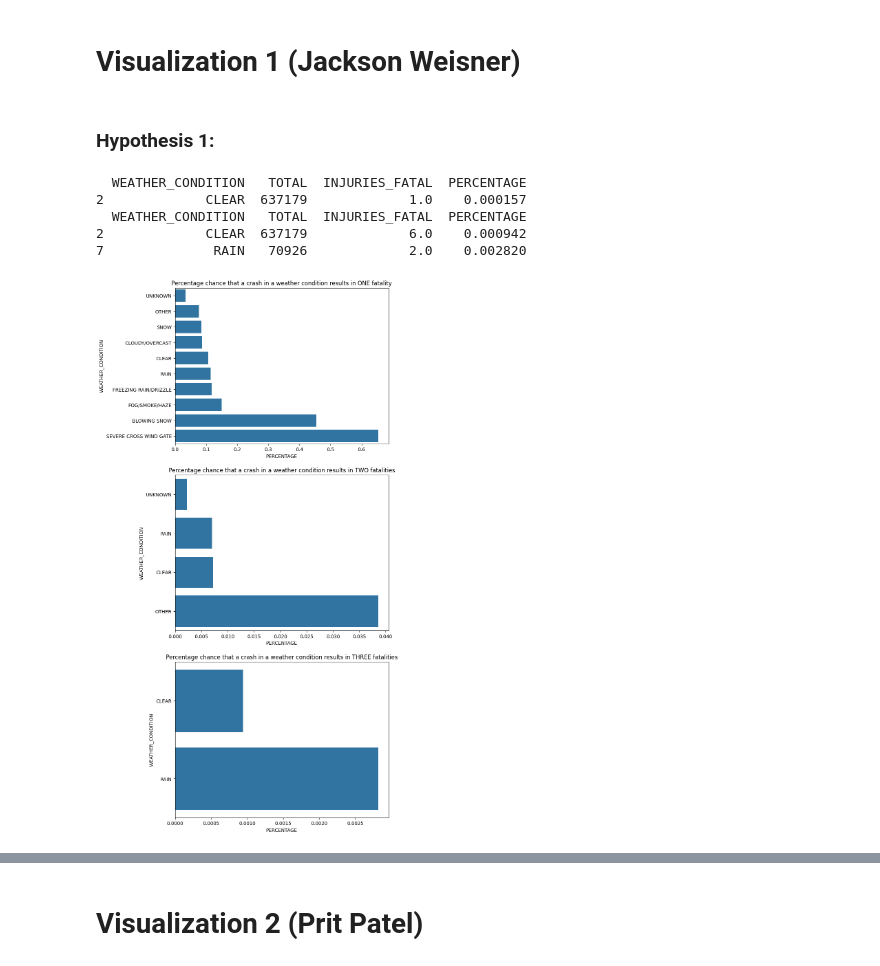
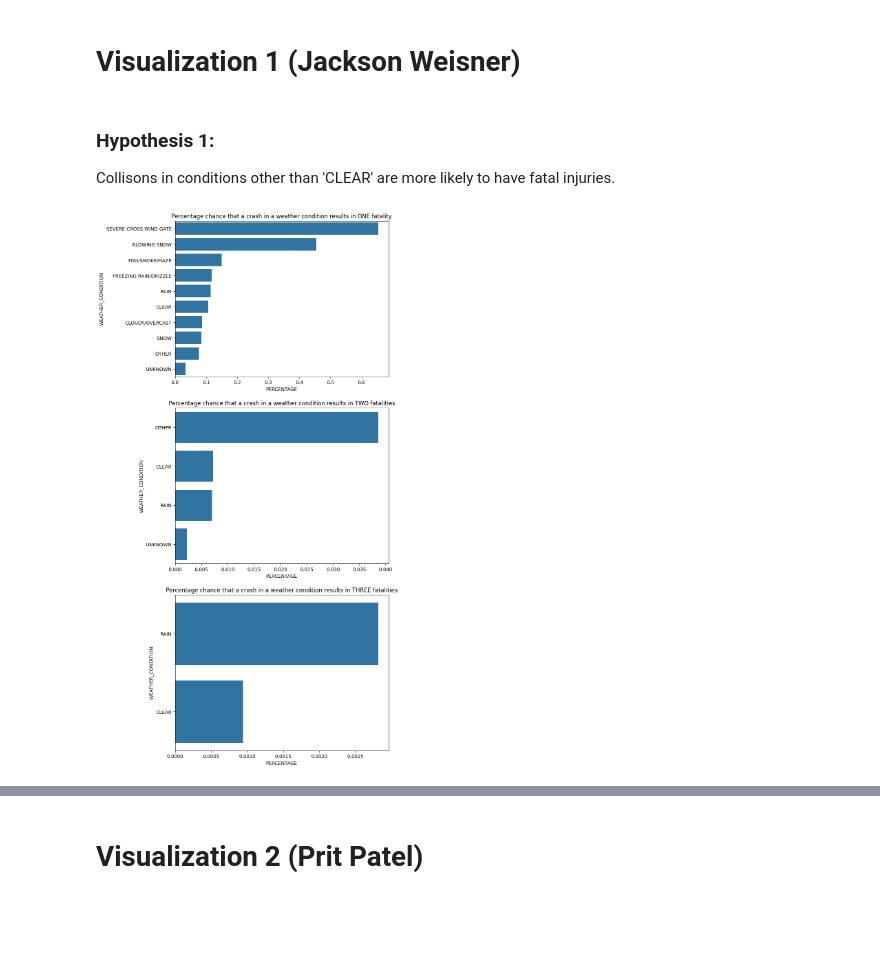
Before and after one commit to jweis4/CS-418-Traffic-Accidents-Analysis-Project, a Jupyter notebook: src/CS-418-Group-16.ipynb, the cells around one changed output, grey strips where cells are left out. Saved outputs shown, nothing was run; the diff lists cells and outputs as text; code cells hidden in the pictures; blank space fills up the shorter version.

Commit message:
Completed my hypothesis visualization

```diff
--- a/src/CS-418-Group-16.ipynb
+++ b/src/CS-418-Group-16.ipynb
@@ -276,44 +276,37 @@ plt.xticks(rotation=45)
 [figure]
 # %% [markdown]
 # **Visualization 1 (Jackson Weisner)**
-# %% [markdown]
-### Hypothesis 1:
+# %% [markdown]
+### Hypothesis 1:
+Collisons in conditions other than 'CLEAR' are more likely to have fatal injuries.
 # %%
-# compare percentage of fatal crashes in each weather condition
-# compare total with each categories fatal
-
 crash_weather = crashes_df.groupby('WEATHER_CONDITION')
 
 total_per_condition = crash_weather['WEATHER_CONDITION'].count().to_frame()
 total_per_condition = total_per_condition.rename(columns={'WEATHER_CONDITION':'TOTAL'}).reset_index()
 
 def create_percentage_df(lambd):
     fatal_weather = crashes_df.loc[lambd(crashes_df['INJURIES_FATAL']), ['INJURIES_FATAL', 'WEATHER_CONDITION']].groupby('WEATHER_CONDITION').count()
     fatal_percenteges = pd.merge(total_per_condition, fatal_weather, how='outer', on='WEATHER_CONDITION')
     fatal_percenteges['PERCENTAGE'] = (fatal_percenteges['INJURIES_FATAL'] / fatal_percenteges['TOTAL']) * 100
-    fatal_percenteges = fatal_percenteges.dropna().sort_values(by='PERCENTAGE')
+    fatal_percenteges = fatal_percenteges.dropna().sort_values(by='PERCENTAGE', ascending=False)
     return fatal_percenteges
 
 one_fatality = create_percentage_df(lambda v : v == 1.0)
 two_fatalities = create_percentage_df(lambda v : v == 2.0)
 three_fatalities = create_percentage_df(lambda v : v == 3.0)
 
 
 figure, ax = plt.subplots(3, 1, figsize=(8,20))
 
 plot_1 = sns.barplot(one_fatality, y='WEATHER_CONDITION', x='PERCENTAGE', ax=ax[0], orient='h')
 plot_2 = sns.barplot(two_fatalities, y='WEATHER_CONDITION', x='PERCENTAGE', ax=ax[1], orient='h')
 plot_3 = sns.barplot(three_fatalities, y='WEATHER_CONDITION', x='PERCENTAGE', ax=ax[2], orient='h')
 
 plot_1.set_title('Percentage chance that a crash in a weather condition results in ONE fatality')
 plot_2.set_title('Percentage chance that a crash in a weather condition results in TWO fatalities')
 plot_3.set_title('Percentage chance that a crash in a weather condition results in THREE fatalities')
 
 plt.show()
 # %% [output]
-  WEATHER_CONDITION   TOTAL  INJURIES_FATAL  PERCENTAGE
-2             CLEAR  637179             1.0    0.000157
-  WEATHER_CONDITION   TOTAL  INJURIES_FATAL  PERCENTAGE
-2             CLEAR  637179             6.0    0.000942
-7              RAIN   70926             2.0    0.002820
-[figure, old version]
+[figure, new version]
```
Also changed, not shown: parts of 1 cell of this notebook.
